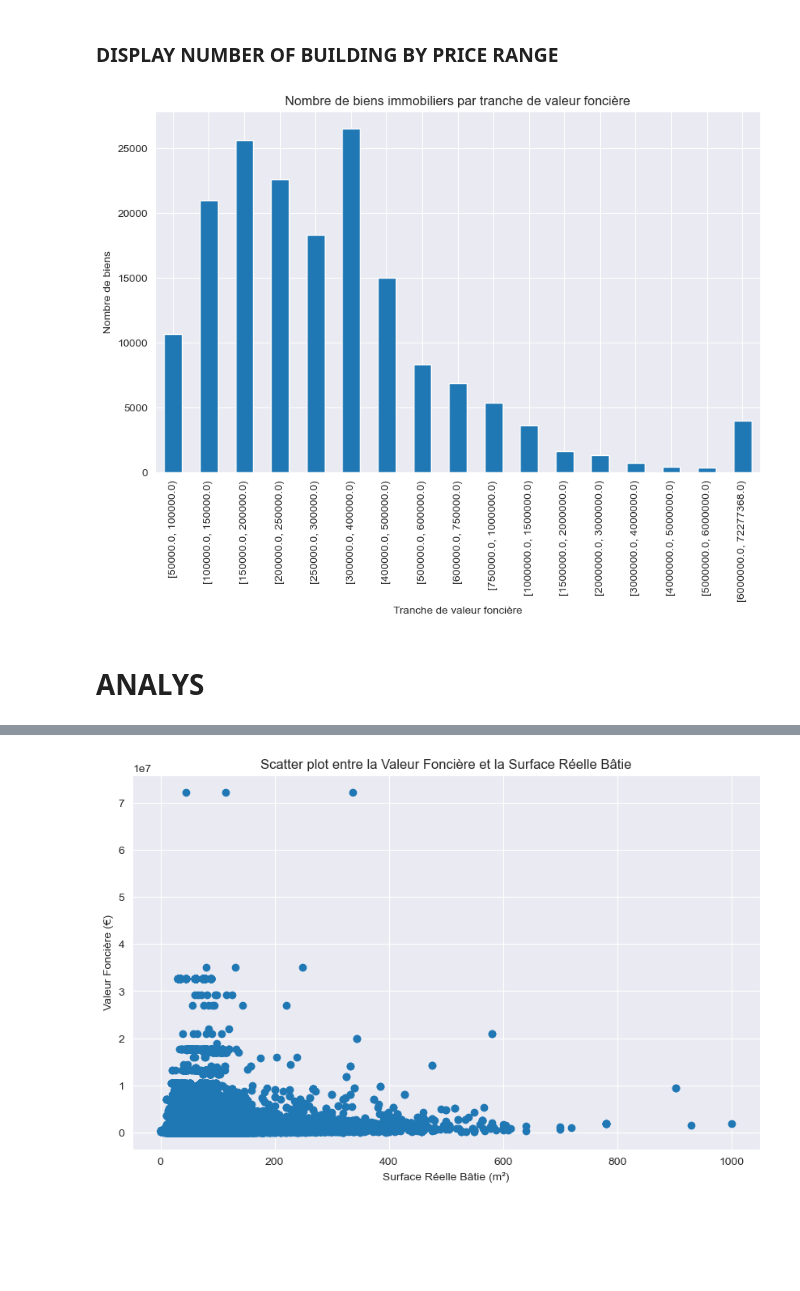
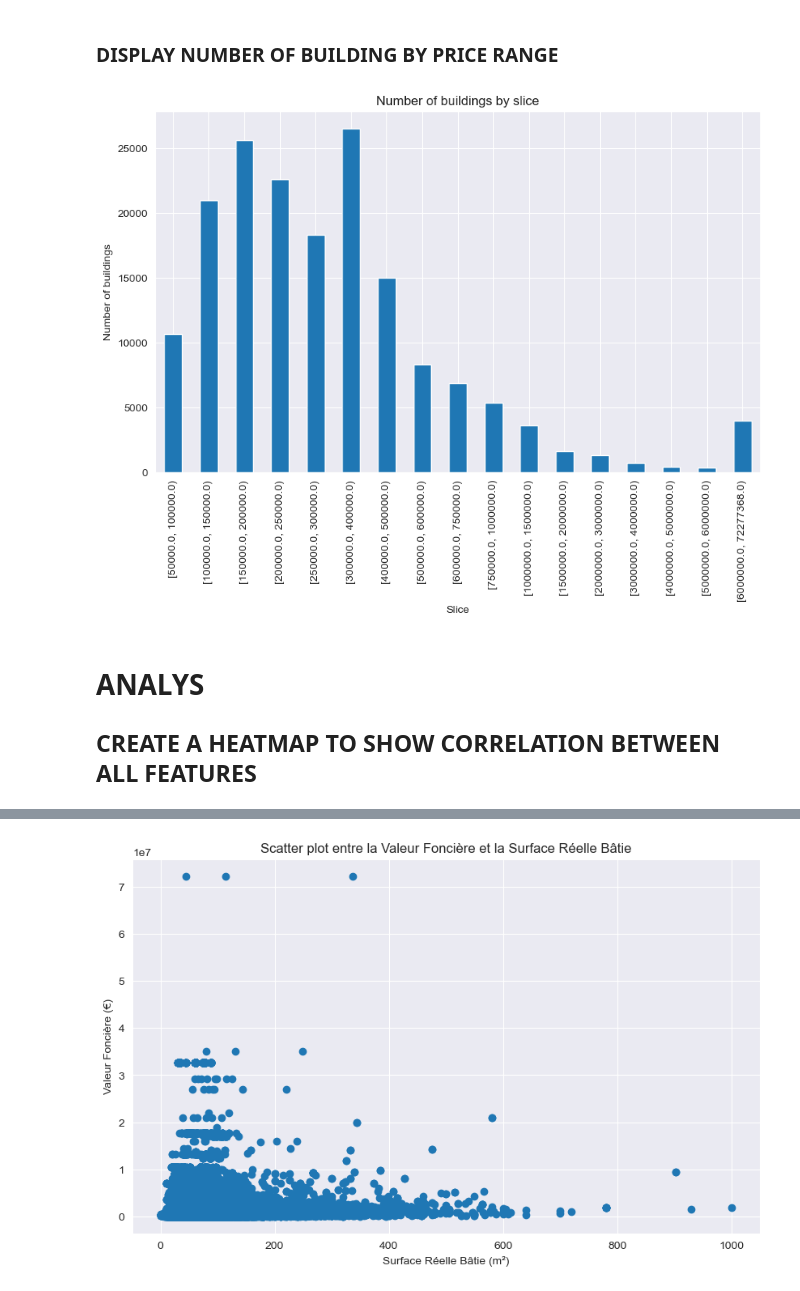
Before and after one commit to Jonathan2433/DOMO_DATA_PRICE_PREDICTION, a Jupyter notebook: NOTEBOOKS/00_FIRST_EXPLO.ipynb, the cells around one changed output, grey strips where cells are left out. Saved outputs shown, nothing was run; the diff lists cells and outputs as text; code cells hidden in the pictures; blank space fills up the shorter version.

```diff
--- a/NOTEBOOKS/00_FIRST_EXPLO.ipynb
+++ b/NOTEBOOKS/00_FIRST_EXPLO.ipynb
@@ -146,21 +141,23 @@ df.describe()
 bins = [50000, 100000, 150000, 200000, 250000, 300000, 400000, 500000, 600000, 750000, 1000000, 1500000, 2000000, 3000000, 4000000, 5000000, 6000000, df['ValeurFonciere'].max()]
 
 # Utiliser cut pour créer une nouvelle colonne 'Tranche'
-df['Tranche'] = pd.cut(df['ValeurFonciere'], bins=bins, right=False)
+df['slice'] = pd.cut(df['ValeurFonciere'], bins=bins, right=False)
 # %% [markdown]
 ### DISPLAY NUMBER OF BUILDING BY PRICE RANGE
 # %%
 # Compter les biens par tranche
-tranche_count = df['Tranche'].value_counts().sort_index()
+tranche_count = df['slice'].value_counts().sort_index()
 
 # Créer le graphique
 plt.figure(figsize=(10, 6))
 tranche_count.plot(kind='bar')
-plt.title('Nombre de biens immobiliers par tranche de valeur foncière')
-plt.xlabel('Tranche de valeur foncière')
-plt.ylabel('Nombre de biens')
+plt.title('Number of buildings by slice')
+plt.xlabel('Slice')
+plt.ylabel('Number of buildings')
 plt.show()
 # %% [output]
-[figure, old version]
+[figure, new version]
 # %% [markdown]
 # ANALYS
+
+## CREATE A HEATMAP TO SHOW CORRELATION BETWEEN ALL FEATURES
```
Also changed, not shown: parts of 25 cells of this notebook.
